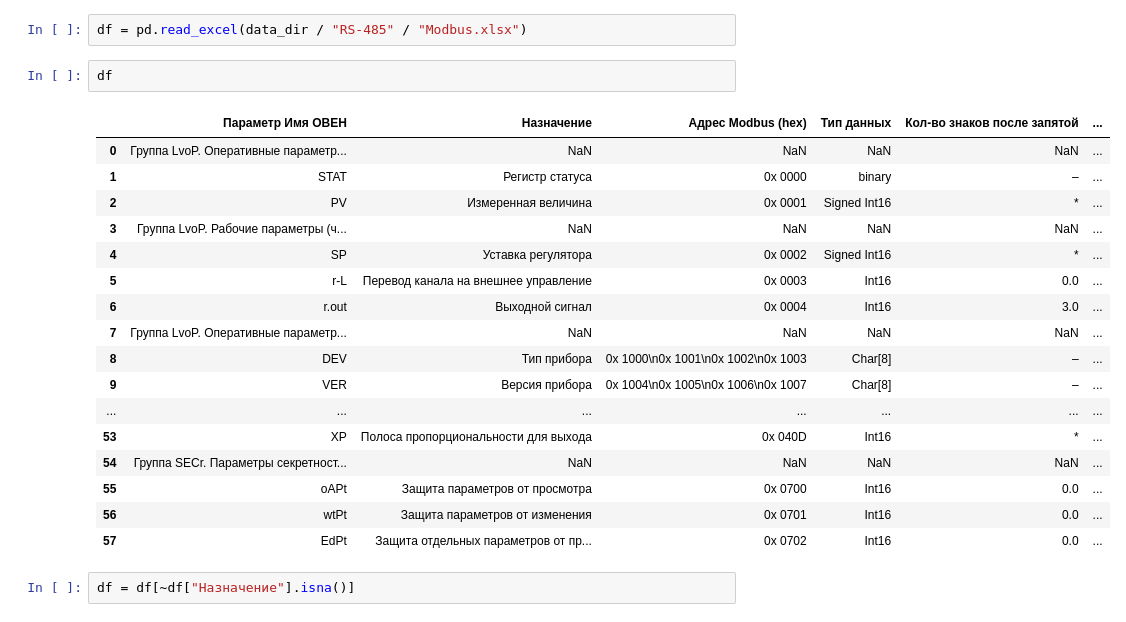
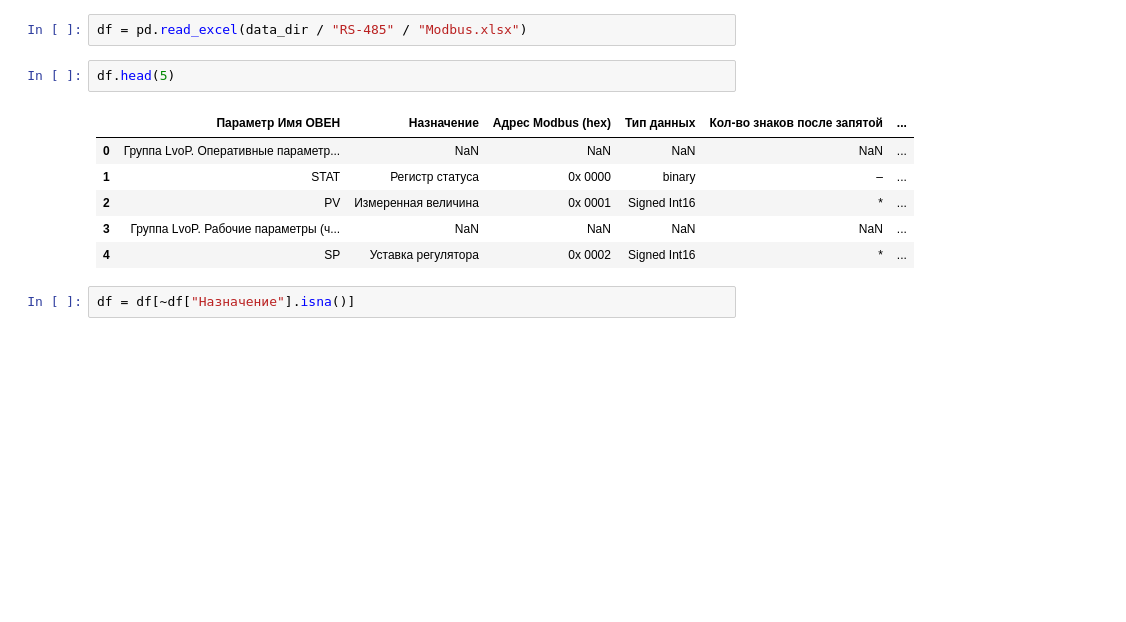
Before and after one commit to Marik28/dissertation, a Jupyter notebook: src/notebooks/обработка инструкции по RS-485.ipynb, the cells around one changed output. Cells and saved outputs as stored; diff of their text form; blank space fills up the shorter version.

```diff
--- a/src/notebooks/обработка инструкции по RS-485.ipynb
+++ b/src/notebooks/обработка инструкции по RS-485.ipynb
@@ -14,25 +14,14 @@ data_dir = Path(".").resolve().parent.parent / "data"
 # %%
 df = pd.read_excel(data_dir / "RS-485" / "Modbus.xlsx")
 # %%
-df
+df.head(5)
 # %% [output]
 |  | Параметр Имя ОВЕН | Назначение | Адрес Modbus (hex) | Тип данных | Кол-во знаков после запятой | ... |
 | 0 | Группа LvoP. Оперативные параметр... | NaN | NaN | NaN | NaN | ... |
 | 1 | STAT | Регистр статуса | 0x 0000 | binary | – | ... |
 | 2 | PV | Измеренная величина | 0x 0001 | Signed Int16 | * | ... |
 | 3 | Группа LvoP. Рабочие параметры (ч... | NaN | NaN | NaN | NaN | ... |
 | 4 | SP | Уставка регулятора | 0x 0002 | Signed Int16 | * | ... |
-| 5 | r-L | Перевод канала на внешнее управление | 0x 0003 | Int16 | 0.0 | ... |
-| 6 | r.out | Выходной сигнал | 0x 0004 | Int16 | 3.0 | ... |
-| 7 | Группа LvoP. Оперативные параметр... | NaN | NaN | NaN | NaN | ... |
-| 8 | DEV | Тип прибора | 0x 1000\n0x 1001\n0x 1002\n0x 1003 | Char[8] | – | ... |
-| 9 | VER | Версия прибора | 0x 1004\n0x 1005\n0x 1006\n0x 1007 | Char[8] | – | ... |
-| ... | ... | ... | ... | ... | ... | ... |
-| 53 | XP | Полоса пропорциональности для выхода | 0x 040D | Int16 | * | ... |
-| 54 | Группа SECr. Параметры секретност... | NaN | NaN | NaN | NaN | ... |
-| 55 | oAPt | Защита параметров от просмотра | 0x 0700 | Int16 | 0.0 | ... |
-| 56 | wtPt | Защита параметров от изменения | 0x 0701 | Int16 | 0.0 | ... |
-| 57 | EdPt | Защита отдельных параметров от пр... | 0x 0702 | Int16 | 0.0 | ... |
 # %%
 df = df[~df["Назначение"].isna()]
 # %%
```
Also changed, not shown: parts of 7 cells of this notebook, 4 other files.
